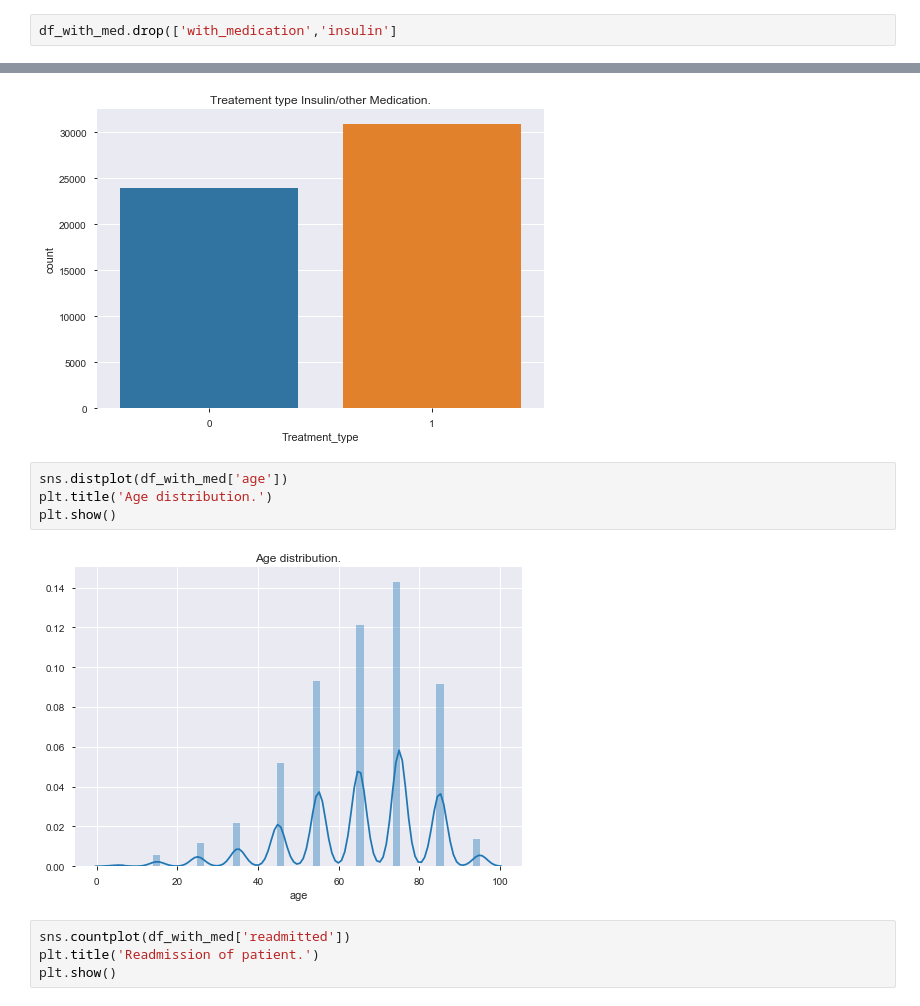
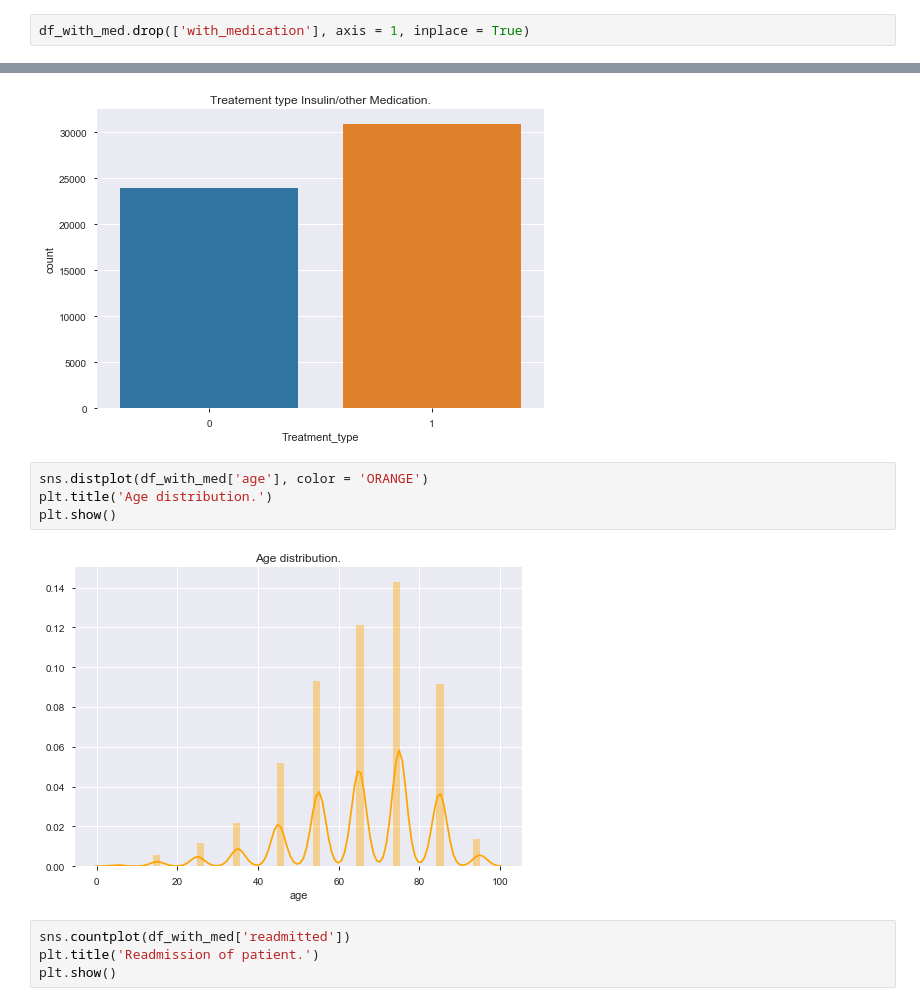
Before and after one commit to gauravkantrod/GLProject, a Jupyter notebook: Diabetes.ipynb, the cells around one changed output, grey strips where cells are left out. Saved outputs shown, nothing was run; the diff lists cells and outputs as text.

```diff
--- a/Diabetes.ipynb
+++ b/Diabetes.ipynb
@@ -500,7 +506,7 @@ df_with_med.head(10)
 | 17 | 84222 | None | None | 0 | No | Yes | 0 | 108662661 | ... |
 10 rows × 27 columns
 # %%
-df_with_med.drop(['with_medication','insulin']
+df_with_med.drop(['with_medication'], axis = 1, inplace = True)
 # %%
 df_with_med['gender'] = df_with_med['gender'].replace('Male',1)
 df_with_med['gender'] = df_with_med['gender'].replace('Female',0)
@@ -682,11 +718,11 @@ plt.show()
 # %% [output]
 [figure]
 # %%
-sns.distplot(df_with_med['age'])
+sns.distplot(df_with_med['age'], color = 'ORANGE')
 plt.title('Age distribution.')
 plt.show()
 # %% [output]
-[figure, old version]
+[figure, new version]
 # %%
 sns.countplot(df_with_med['readmitted'])
 plt.title('Readmission of patient.')
```
Also changed, not shown: parts of 41 cells of this notebook, 2 other files.
